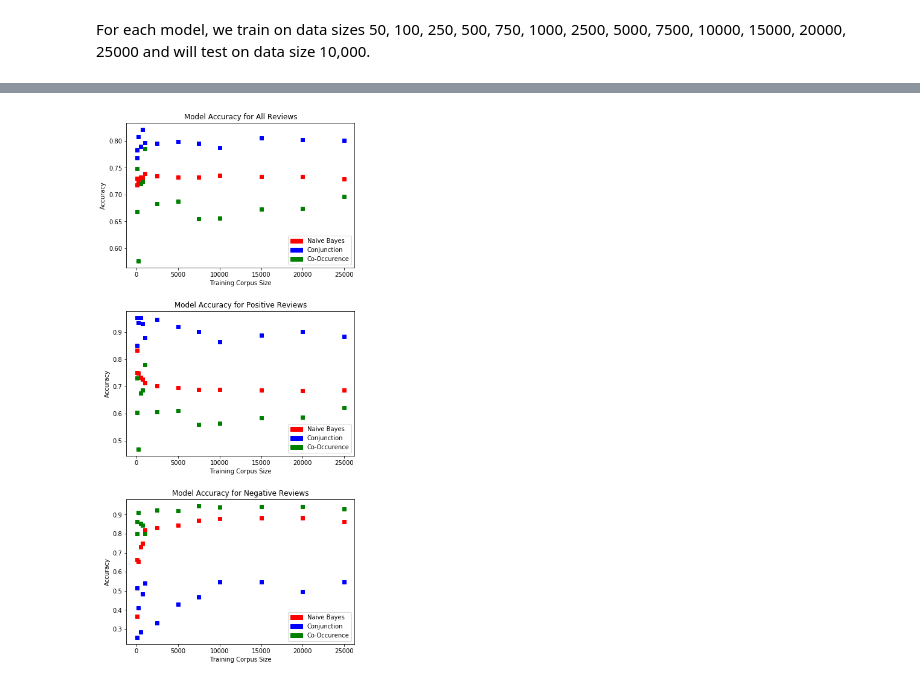
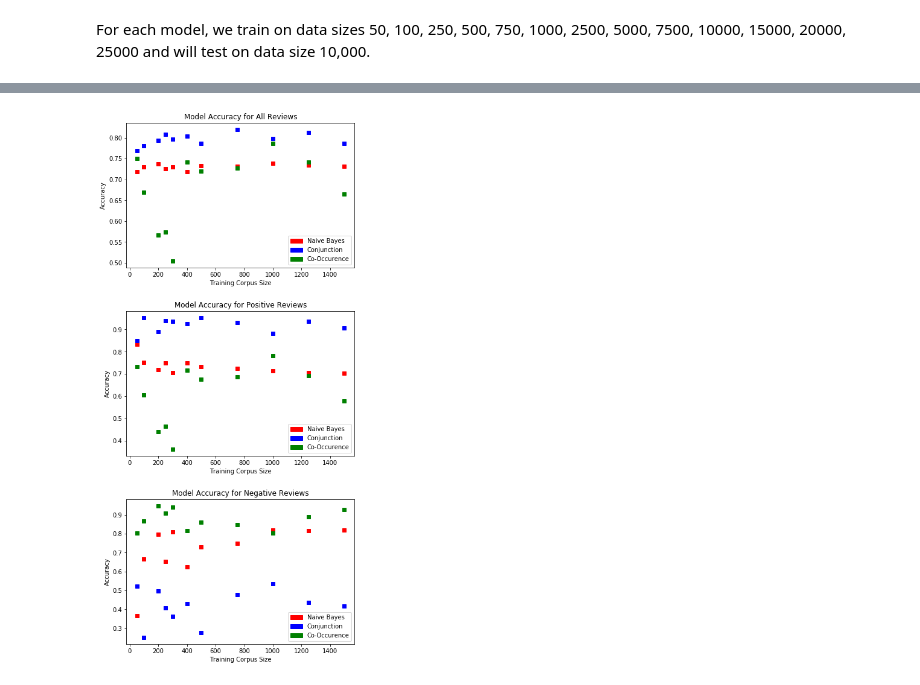
Before and after one commit to mayvilleq/CS328SentimentAnalysis, a Jupyter notebook: Result_and_Error_Analysis.ipynb, the cells around one changed output, grey strips where cells are left out. Drawn from its saved outputs; the diff is of its cells as text; code cells hidden in the pictures.

Commit message:
added training/tests for smaller data sets

```diff
--- a/Result_and_Error_Analysis.ipynb
+++ b/Result_and_Error_Analysis.ipynb
@@ -12,7 +12,7 @@ from matplotlib import patches, pyplot as plt
 # %% [markdown]
 For each model, we train on data sizes 50, 100, 250, 500, 750, 1000, 2500, 5000, 7500, 10000, 15000, 20000, 25000 and  will test on data size 10,000.
 # %%
-sizes = [50, 100, 250, 500, 750, 1000, 2500, 5000, 7500, 10000, 15000, 20000, 25000]
+sizes = [50, 100, 200, 250, 300, 400, 500, 750, 1000, 1250, 1500]
 
 naive_bayes_trained_output_files = []
 conj_trained_output_files = []
@@ -34,7 +34,7 @@ for size in sizes:
 
 trained_output_files = [naive_bayes_trained_output_files, conj_trained_output_files, co_trained_output_files]
 test_data_filename = "test_data/yelp_test_sample_10000total_7548pos_2452neg.json"
-indices_for_error_analysis = [3, 5, 8]
+indices_for_error_analysis = []
 
 
 # TODO: Make test_results directory before running
@@ -47,0 +106,52 @@ accuracies2 = [[(0.7179, 0.8326709062003179, 0.3646003262642741), (0.7688, 0.851
+# %%
+tot_bayes, tot_conj, tot_cocr = [], [], []
+pos_bayes, pos_conj, pos_cocr = [], [], []
+neg_bayes, neg_conj, neg_cocr = [], [], []
+for i, size in enumerate(sizes2):
+    accuracy_data = accuracies2[i]
+    bayes_accuracies =accuracy_data[0]
+    conj_accuracies = accuracy_data[1]
+    cocr_accuracies = accuracy_data[2]
+
+    tot_bayes.append(bayes_accuracies[0])
+    tot_conj.append(conj_accuracies[0])
+    tot_cocr.append(cocr_accuracies[0])
+
+    pos_bayes.append(bayes_accuracies[1])
+    pos_conj.append(conj_accuracies[1])
+    pos_cocr.append(cocr_accuracies[1])
+
+    neg_bayes.append(bayes_accuracies[2])
+    neg_conj.append(conj_accuracies[2])
+    neg_cocr.append(cocr_accuracies[2])
+
+
+red = patches.Patch(color='red', label='Naive Bayes')
+blue = patches.Patch(color='blue', label='Conjunction')
+green = patches.Patch(color='green', label='Co-Occurence')
+
+plt.subplot(311)
+plt.plot(sizes2, tot_bayes, 'rs', sizes2, tot_conj, 'bs', sizes2, tot_cocr, 'gs')
+plt.title('Model Accuracy for All Reviews')
+plt.ylabel('Accuracy')
+plt.xlabel('Training Corpus Size')
+plt.legend(handles=[red, blue, green])
+
+plt.subplot(312)
+plt.plot(sizes2, pos_bayes, 'rs', sizes2, pos_conj, 'bs', sizes2, pos_cocr, 'gs')
+plt.title('Model Accuracy for Positive Reviews')
+plt.ylabel('Accuracy')
+plt.xlabel('Training Corpus Size')
+plt.legend(handles=[red, blue, green])
+
+plt.subplot(313)
+plt.plot(sizes2, neg_bayes, 'rs', sizes2, neg_conj, 'bs', sizes2, neg_cocr, 'gs')
+plt.title('Model Accuracy for Negative Reviews')
+plt.ylabel('Accuracy')
+plt.xlabel('Training Corpus Size')
+plt.legend(handles=[red, blue, green])
+
+plt.subplots_adjust(bottom=0, right=1, top=3, hspace=.3)
+plt.show()
+# %% [output]
+[figure, added]
@@ -49,9 +162,8 @@ accuracies2 = [[(0.7179, 0.8326709062003179, 0.3646003262642741), (0.7688, 0.851
 tot_bayes, tot_conj, tot_cocr = [], [], []
 pos_bayes, pos_conj, pos_cocr = [], [], []
 neg_bayes, neg_conj, neg_cocr = [], [], []
-
-for i, size in enumerate(sizes):
-    accuracy_data = accuracies[i]
+for i, size in enumerate(sizes3):
+    accuracy_data = accuracies3[i]
     bayes_accuracies =accuracy_data[0]
     conj_accuracies = accuracy_data[1]
     cocr_accuracies = accuracy_data[2]
@@ -96,5 +208,3 @@ plt.legend(handles=[red, blue, green])
 
 plt.subplots_adjust(bottom=0, right=1, top=3, hspace=.3)
 plt.show()
-# %% [output]
-[figure, removed]
```
Also changed, not shown: parts of 5 cells of this notebook, 8 other files.
